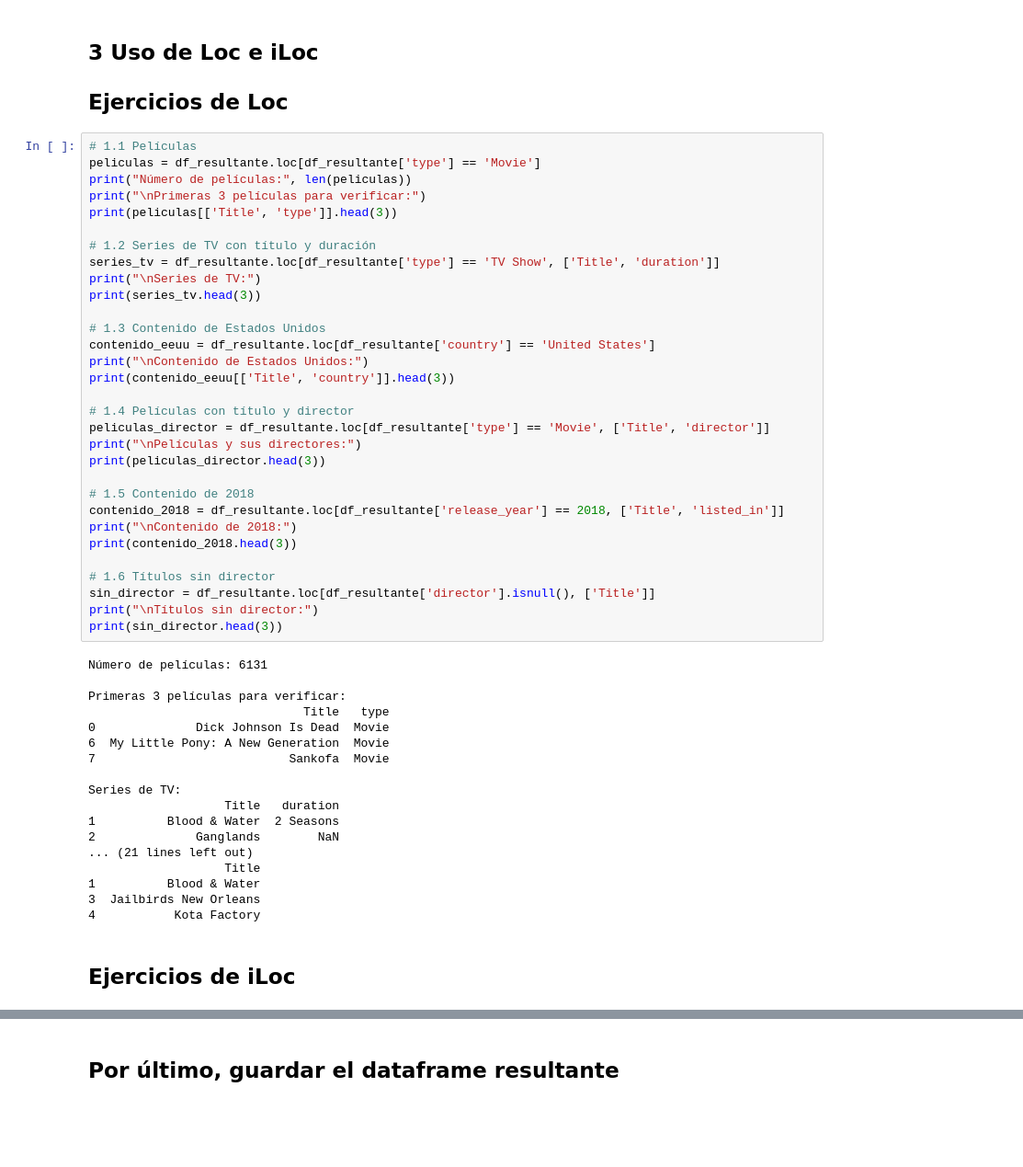
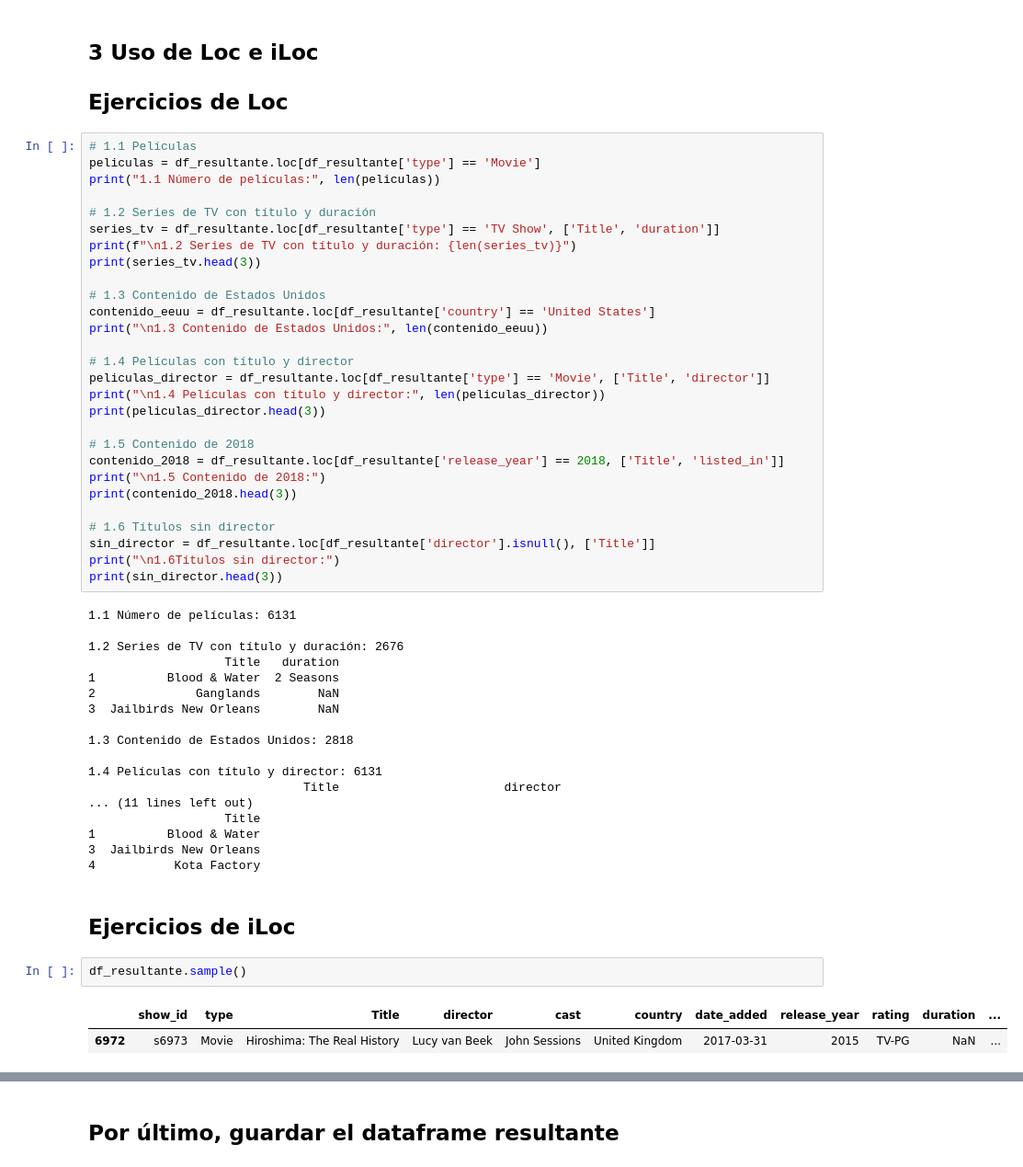
Before and after one commit to miguelow/HackioDataAnalytics, a Jupyter notebook: Python/modulo2/6-pandas-eda/ejercicio.ipynb, the cells around one changed output, grey strips where cells are left out. Shown at 92% size. Drawn from its saved outputs; the diff is of its cells as text; blank space fills up the shorter version.

```diff
--- a/Python/modulo2/6-pandas-eda/ejercicio.ipynb
+++ b/Python/modulo2/6-pandas-eda/ejercicio.ipynb
@@ -318,52 +322,54 @@ df_resultante = df_resultante.drop('release_year_y', axis=1)
 # %%
 # 1.1 Películas
 peliculas = df_resultante.loc[df_resultante['type'] == 'Movie']
-print("Número de películas:", len(peliculas))
-print("\nPrimeras 3 películas para verificar:")
-print(peliculas[['Title', 'type']].head(3))
+print("1.1 Número de películas:", len(peliculas))
 
 # 1.2 Series de TV con título y duración
 series_tv = df_resultante.loc[df_resultante['type'] == 'TV Show', ['Title', 'duration']]
-print("\nSeries de TV:")
+print(f"\n1.2 Series de TV con título y duración: {len(series_tv)}")
 print(series_tv.head(3))
 
 # 1.3 Contenido de Estados Unidos
 contenido_eeuu = df_resultante.loc[df_resultante['country'] == 'United States']
-print("\nContenido de Estados Unidos:")
-print(contenido_eeuu[['Title', 'country']].head(3))
+print("\n1.3 Contenido de Estados Unidos:", len(contenido_eeuu))
 
 # 1.4 Películas con título y director
 peliculas_director = df_resultante.loc[df_resultante['type'] == 'Movie', ['Title', 'director']]
-print("\nPelículas y sus directores:")
+print("\n1.4 Películas con título y director:", len(peliculas_director))
 print(peliculas_director.head(3))
 
 # 1.5 Contenido de 2018
 contenido_2018 = df_resultante.loc[df_resultante['release_year'] == 2018, ['Title', 'listed_in']]
-print("\nContenido de 2018:")
+print("\n1.5 Contenido de 2018:")
 print(contenido_2018.head(3))
 
 # 1.6 Títulos sin director
 sin_director = df_resultante.loc[df_resultante['director'].isnull(), ['Title']]
-print("\nTítulos sin director:")
+print("\n1.6Títulos sin director:")
 print(sin_director.head(3))
 # %% [output]
-Número de películas: 6131
+1.1 Número de películas: 6131
 
-Primeras 3 películas para verificar:
-                              Title   type
-0              Dick Johnson Is Dead  Movie
-6  My Little Pony: A New Generation  Movie
-7                           Sankofa  Movie
-
-Series de TV:
+1.2 Series de TV con título y duración: 2676
                    Title   duration
 1          Blood & Water  2 Seasons
 2              Ganglands        NaN
-... (21 lines left out)
+3  Jailbirds New Orleans        NaN
+
+1.3 Contenido de Estados Unidos: 2818
+
+1.4 Películas con título y director: 6131
+                              Title                       director
+... (11 lines left out)
                    Title
 1          Blood & Water
 3  Jailbirds New Orleans
 4           Kota Factory
 # %% [markdown]
 ## Ejercicios de iLoc
+# %%
+df_resultante.sample()
+# %% [output]
+|  | show_id | type | Title | director | cast | country | date_added | release_year | rating | duration | ... |
+| 6972 | s6973 | Movie | Hiroshima: The Real History | Lucy van Beek | John Sessions | United Kingdom | 2017-03-31 | 2015 | TV-PG | NaN | ... |
 # %%
```
Also changed, not shown: parts of 8 cells of this notebook, 1 other file.
